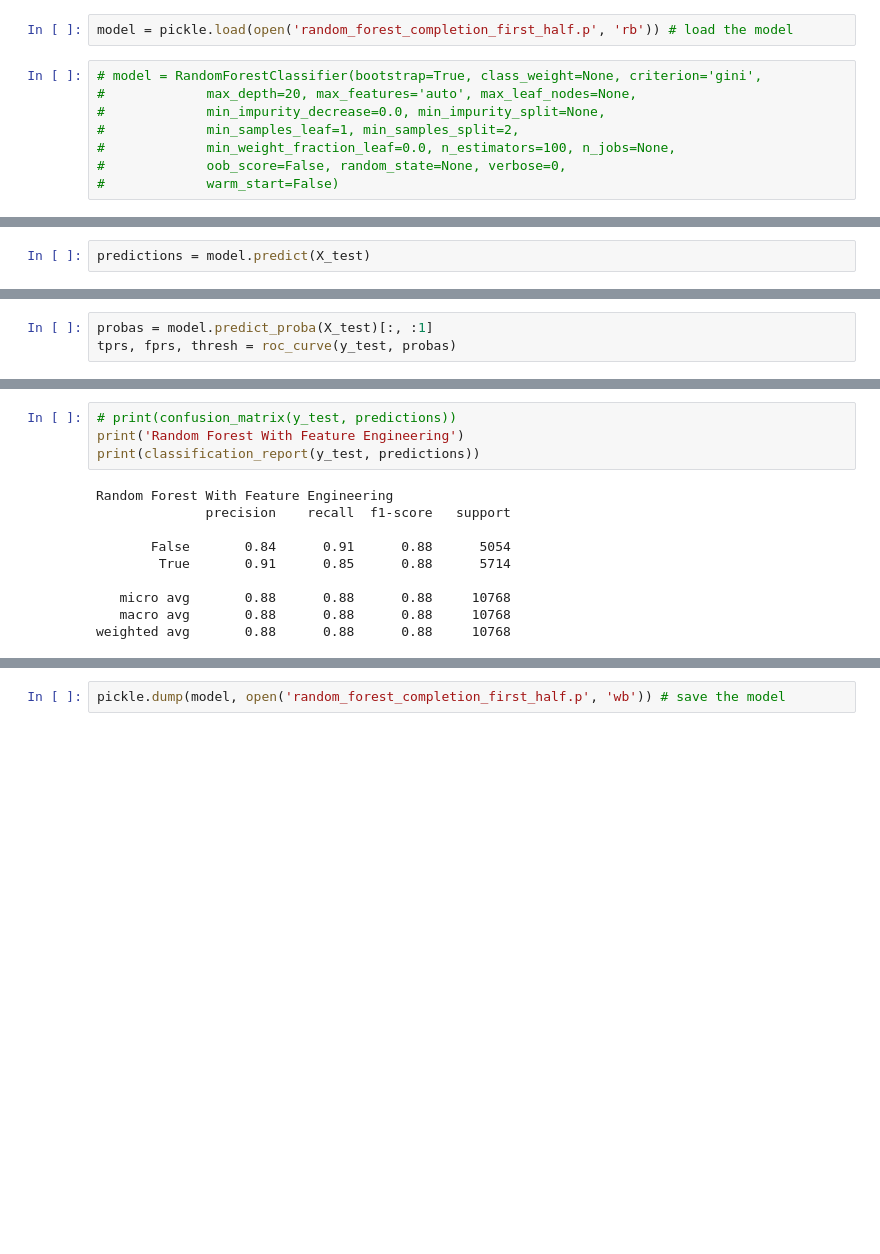
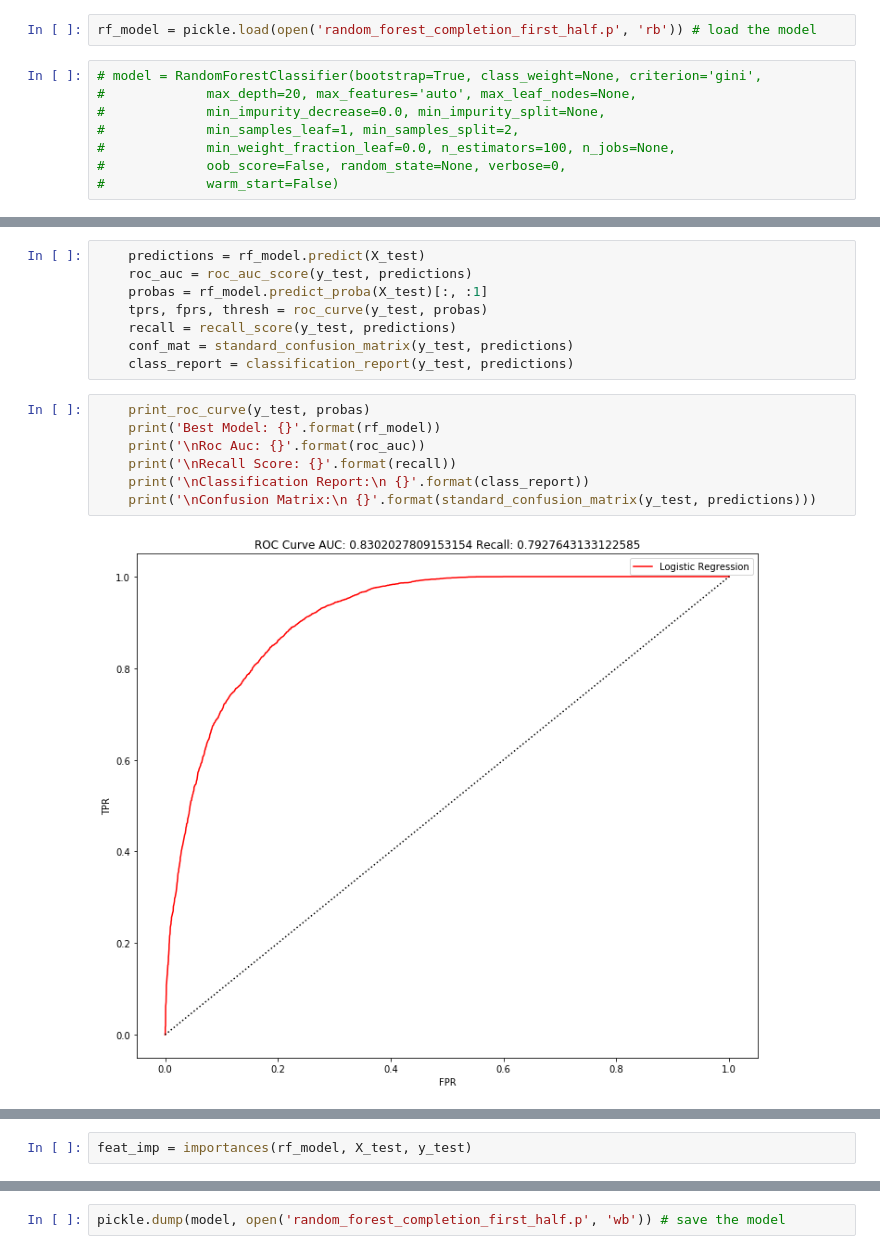
Before and after one commit to jeremymiller00/Predicting-Success-in-Online-Education, a Jupyter notebook: models/random_forest_completion.ipynb, the cells around one changed output, grey strips where cells are left out. Drawn from its saved outputs; the diff is of its cells as text; blank space fills up the shorter version.

```diff
--- a/models/random_forest_completion.ipynb
+++ b/models/random_forest_completion.ipynb
@@ -12,7 +13,7 @@ import collections as c
 import matplotlib.pyplot as plt
 %matplotlib inline
 # %%
-model = pickle.load(open('random_forest_completion_first_half.p', 'rb')) # load the model
+rf_model = pickle.load(open('random_forest_completion_first_half.p', 'rb')) # load the model
 # %%
 # model = RandomForestClassifier(bootstrap=True, class_weight=None, criterion='gini',
 #             max_depth=20, max_features='auto', max_leaf_nodes=None,
@@ -102,2 +72,0 @@ RandomForestClassifier(bootstrap=True, class_weight=None, criterion='gini',
-# %%
-predictions = model.predict(X_test)
@@ -114,3 +72,0 @@ roc_auc
-# %%
-probas = model.predict_proba(X_test)[:, :1]
-tprs, fprs, thresh = roc_curve(y_test, probas)
@@ -130,14 +73,17 @@ plt.show()
-# %%
-# print(confusion_matrix(y_test, predictions))
-print('Random Forest With Feature Engineering')
-print(classification_report(y_test, predictions))
-# %% [output]
-Random Forest With Feature Engineering
-              precision    recall  f1-score   support
-
-       False       0.84      0.91      0.88      5054
-        True       0.91      0.85      0.88      5714
-
-   micro avg       0.88      0.88      0.88     10768
-   macro avg       0.88      0.88      0.88     10768
-weighted avg       0.88      0.88      0.88     10768
+# %%
+    predictions = rf_model.predict(X_test)
+    roc_auc = roc_auc_score(y_test, predictions)
+    probas = rf_model.predict_proba(X_test)[:, :1]
+    tprs, fprs, thresh = roc_curve(y_test, probas)
+    recall = recall_score(y_test, predictions)
+    conf_mat = standard_confusion_matrix(y_test, predictions)
+    class_report = classification_report(y_test, predictions)
+# %%
+    print_roc_curve(y_test, probas)
+    print('Best Model: {}'.format(rf_model))
+    print('\nRoc Auc: {}'.format(roc_auc))
+    print('\nRecall Score: {}'.format(recall))
+    print('\nClassification Report:\n {}'.format(class_report))
+    print('\nConfusion Matrix:\n {}'.format(standard_confusion_matrix(y_test, predictions)))
+# %% [output]
+[figure, added]
@@ -143,0 +107,2 @@ weighted avg       0.88      0.88      0.88     10768
+# %%
+feat_imp = importances(rf_model, X_test, y_test)
```
Also changed, not shown: parts of 15 cells of this notebook, 2 other files.
